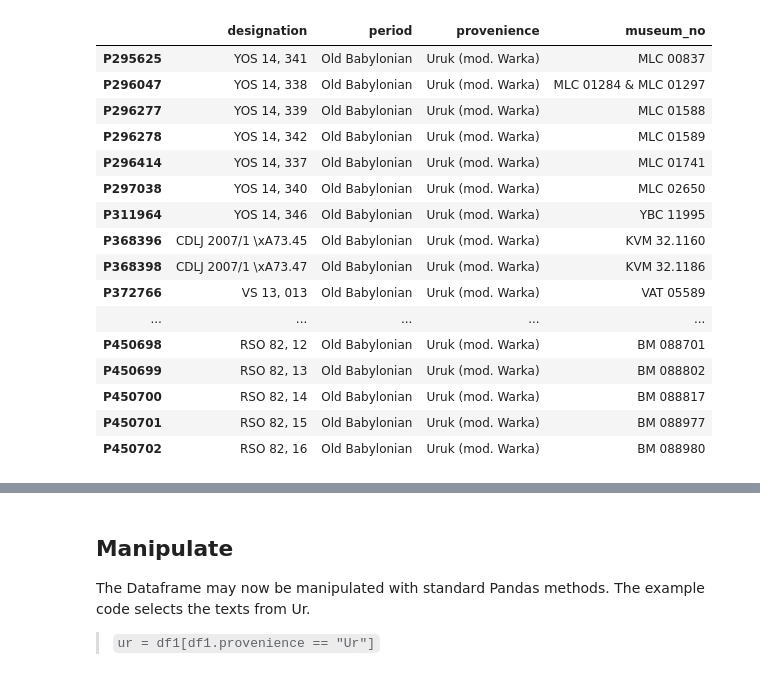
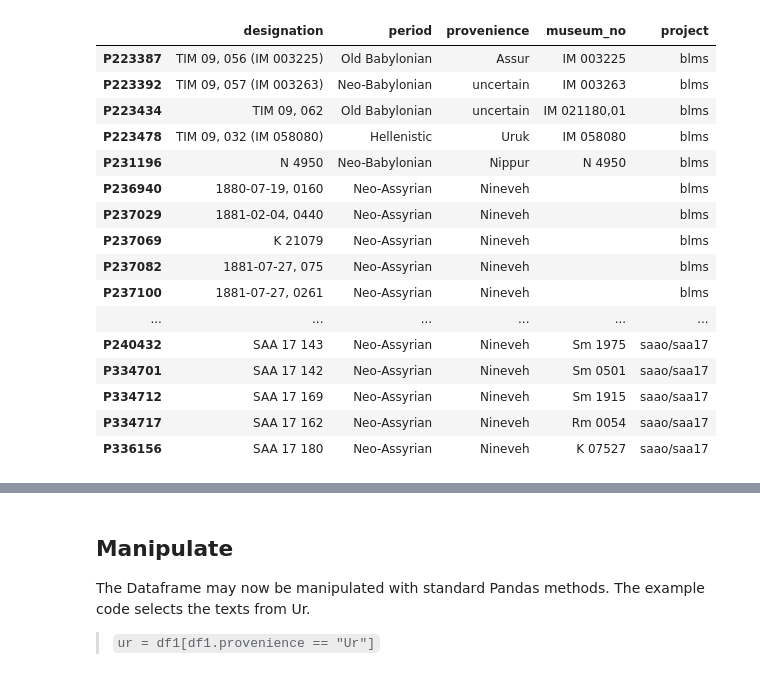
Before and after one commit to niekveldhuis/ORACC-JSON, a Jupyter notebook: json-cat.ipynb, the cells around one changed output, grey strips where cells are left out. Saved outputs shown, nothing was run; the diff lists cells and outputs as text; code cells hidden in the pictures.

```diff
--- a/json-cat.ipynb
+++ b/json-cat.ipynb
@@ -29,0 +41,3 @@ d = d['members']
+# %%
+p = projects.split(',')               # split at each comma and make a list called `p`
+p = [x.strip() for x in p]        # strip spaces left and right of each entry in `p`
@@ -29,0 +51,17 @@ d = d['members']
+# %%
+non_existent = []
+CHUNK = 16 * 1024
+for project in tqdm.tqdm(p):
+    project = project.replace('/', '-')
+    url = "http://build-oracc.museum.upenn.edu/json/" + project + ".zip"
+    file = 'jsonzip/' + project + '.zip'
+    r = requests.get(url)
+    if r.status_code == 200:
+        print("Downloading " + url + " saving as " + file)
+        with open(file, 'wb') as f:
+            for c in r.iter_content(chunk_size=CHUNK):
+                f.write(c)
+    else:
+        print(url + " does not exist.")
+        non_existent.append(project)
+p = [i for i in p if i not in non_existent] # remove non-existing project names from list
@@ -30,2 +77,23 @@ d = d['members']
+# %%
+df = pd.DataFrame() # create an empty dataframe
+for project in p:
+    file = "jsonzip/" + project.replace("/", "-") + ".zip"
+    try:
+        z = zipfile.ZipFile(file)       # create a Zipfile object
+    except:
+        print(file + " does not exist or is not a proper ZIP file")
+        continue
+    try:
+        st = z.read(project + '/catalogue.json').decode('utf-8')  #read and decode the catalogue.json file of one project
+                                                                # the result is a string object
+    except:
+        print(project + '/catalogue.json' + ' is not available or not complete')
+        continue
+    cat = json.loads(st)
+    cat = cat['members']  # select the 'members' node
+    for item in cat.values():
+        item["project"] = project # add project name as separate field
+    cat_df = pd.DataFrame(cat).T
+    df = pd.concat([df, cat_df])
 # %% [markdown]
 ## Create Dataframe
@@ -36,6 +104,6 @@ Creating a Dataframe is not necessary, one may also manipulate the dictionary di
 Example code for slicing the dictionary to select all entries that have `provenience = 'Ur'`:
 > `urcat = {key:value for key, value in d.items() if 'provenience' in d[key] and d[key]['provenience'] == 'Ur'}
 # %%
-df = pd.DataFrame(d).T.fillna('')
+df = df.fillna('')
 df
 # %% [output]
@@ -78,23 +152,23 @@ Index(['accession_no', 'ark_number', 'atf_source', 'atf_up', 'author',
       dtype='object')
 # %%
 df1 = df[['designation', 'period', 'provenience',
-        'museum_no']]
+        'museum_no', 'project']]
 df1
 # %% [output]
-|  | designation | period | provenience | museum_no |
-| P295625 | YOS 14, 341 | Old Babylonian | Uruk (mod. Warka) | MLC 00837 |
-| P296047 | YOS 14, 338 | Old Babylonian | Uruk (mod. Warka) | MLC 01284 & MLC 01297 |
-| P296277 | YOS 14, 339 | Old Babylonian | Uruk (mod. Warka) | MLC 01588 |
-| P296278 | YOS 14, 342 | Old Babylonian | Uruk (mod. Warka) | MLC 01589 |
-| P296414 | YOS 14, 337 | Old Babylonian | Uruk (mod. Warka) | MLC 01741 |
-| P297038 | YOS 14, 340 | Old Babylonian | Uruk (mod. Warka) | MLC 02650 |
-| P311964 | YOS 14, 346 | Old Babylonian | Uruk (mod. Warka) | YBC 11995 |
-| P368396 | CDLJ 2007/1 \xA73.45 | Old Babylonian | Uruk (mod. Warka) | KVM 32.1160 |
-| P368398 | CDLJ 2007/1 \xA73.47 | Old Babylonian | Uruk (mod. Warka) | KVM 32.1186 |
-| P372766 | VS 13, 013 | Old Babylonian | Uruk (mod. Warka) | VAT 05589 |
-| ... | ... | ... | ... | ... |
-| P450698 | RSO 82, 12 | Old Babylonian | Uruk (mod. Warka) | BM 088701 |
-| P450699 | RSO 82, 13 | Old Babylonian | Uruk (mod. Warka) | BM 088802 |
-| P450700 | RSO 82, 14 | Old Babylonian | Uruk (mod. Warka) | BM 088817 |
-| P450701 | RSO 82, 15 | Old Babylonian | Uruk (mod. Warka) | BM 088977 |
-| P450702 | RSO 82, 16 | Old Babylonian | Uruk (mod. Warka) | BM 088980 |
+|  | designation | period | provenience | museum_no | project |
+| P223387 | TIM 09, 056 (IM 003225) | Old Babylonian | Assur | IM 003225 | blms |
+| P223392 | TIM 09, 057 (IM 003263) | Neo-Babylonian | uncertain | IM 003263 | blms |
+| P223434 | TIM 09, 062 | Old Babylonian | uncertain | IM 021180,01 | blms |
+| P223478 | TIM 09, 032 (IM 058080) | Hellenistic | Uruk | IM 058080 | blms |
+| P231196 | N 4950 | Neo-Babylonian | Nippur | N 4950 | blms |
+| P236940 | 1880-07-19, 0160 | Neo-Assyrian | Nineveh |  | blms |
+| P237029 | 1881-02-04, 0440 | Neo-Assyrian | Nineveh |  | blms |
+| P237069 | K 21079 | Neo-Assyrian | Nineveh |  | blms |
+| P237082 | 1881-07-27, 075 | Neo-Assyrian | Nineveh |  | blms |
+| P237100 | 1881-07-27, 0261 | Neo-Assyrian | Nineveh |  | blms |
+| ... | ... | ... | ... | ... | ... |
+| P240432 | SAA 17 143 | Neo-Assyrian | Nineveh | Sm 1975 | saao/saa17 |
+| P334701 | SAA 17 142 | Neo-Assyrian | Nineveh | Sm 0501 | saao/saa17 |
+| P334712 | SAA 17 169 | Neo-Assyrian | Nineveh | Sm 1915 | saao/saa17 |
+| P334717 | SAA 17 162 | Neo-Assyrian | Nineveh | Rm 0054 | saao/saa17 |
+| P336156 | SAA 17 180 | Neo-Assyrian | Nineveh | K 07527 | saao/saa17 |
```
Also changed, not shown: parts of 23 cells of this notebook.
